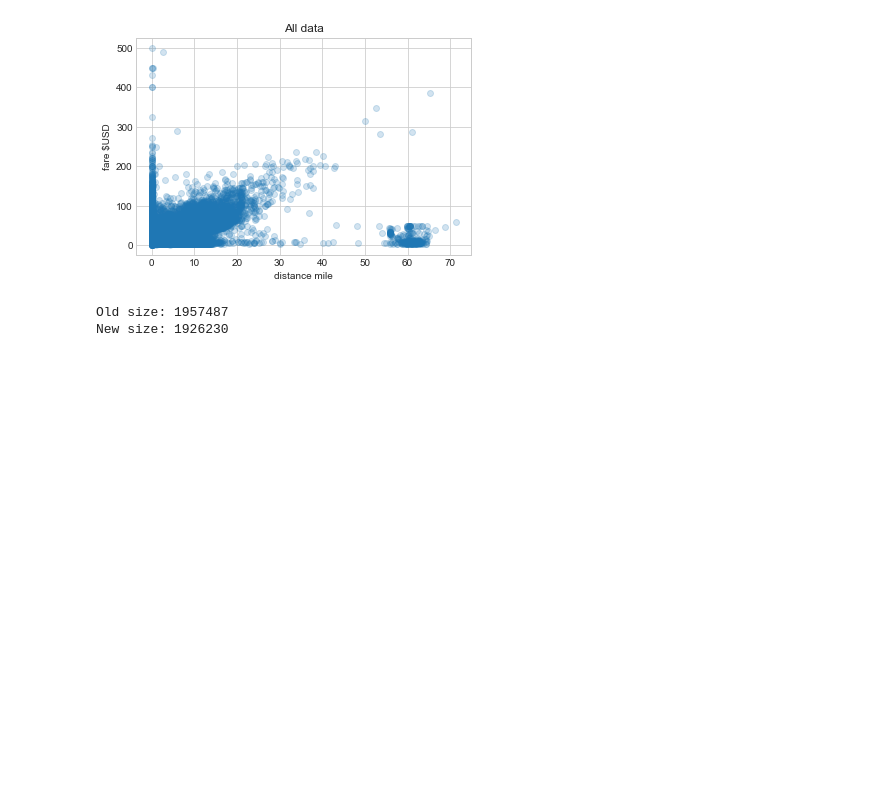
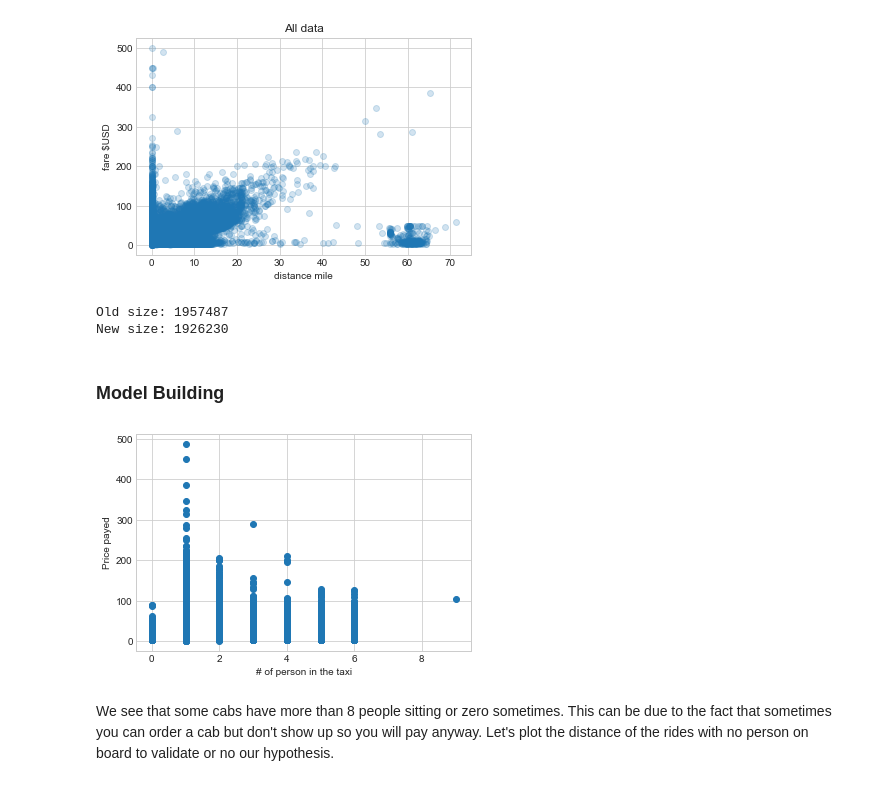
Before and after one commit to clemfdh/Taxi-Fare-prediction-in-NYC, a Jupyter notebook: Taxi_fare.ipynb, the cells around one changed output. Drawn from its saved outputs; the diff is of its cells as text; code cells hidden in the pictures; blank space fills up the shorter version.

Commit message:
More data exploration and cleaning on train parameters

```diff
--- a/Taxi_fare.ipynb
+++ b/Taxi_fare.ipynb
@@ -306,3 +304,5 @@ print('New size: %d' % len(df_train))
 # %% [output]
 Old size: 1957487
 New size: 1926230
+# %% [markdown]
+### Model Building
@@ -308,0 +313,11 @@ New size: 1926230
+# %%
+#Passenger Count check
+
+plt.scatter(df_train.passenger_count,df_train.fare_amount)
+plt.xlabel('# of person in the taxi')
+plt.ylabel('Price payed')
+plt.show()
+# %% [output]
+[figure, added]
+# %% [markdown]
+We see that some cabs have more than 8 people sitting or zero sometimes. This can be due to the fact that sometimes you can order a cab but don't show up so you will pay anyway. Let's plot the distance of the rides with no person on board to validate or no our hypothesis.
```
Also changed, not shown: parts of 12 cells of this notebook.
